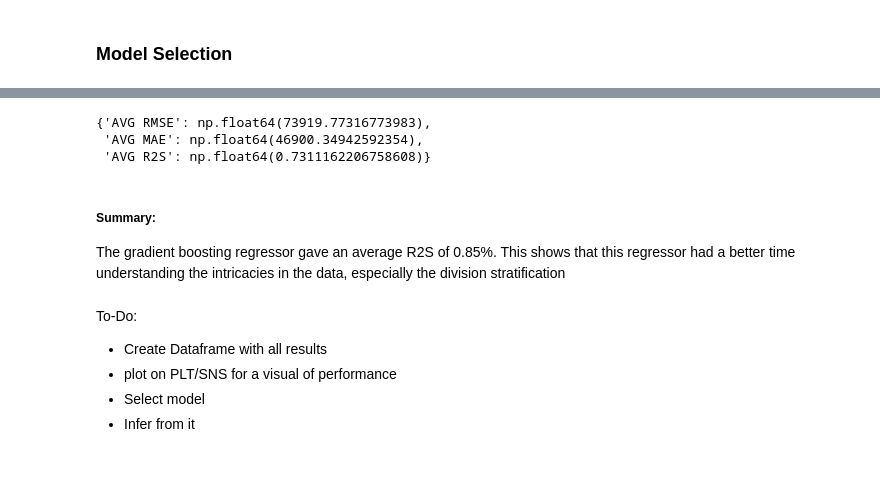
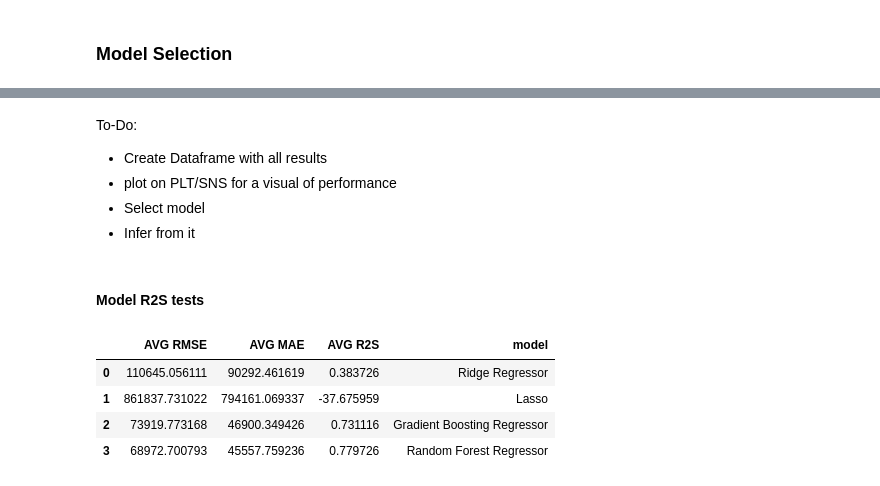
Before and after one commit to N-anle/Marketing-Mix-Modelling, a Jupyter notebook: notebooks/notebook.ipynb, the cells around one changed output, grey strips where cells are left out. Cells and saved outputs as stored; diff of their text form; code cells hidden in the pictures.

```diff
--- a/notebooks/notebook.ipynb
+++ b/notebooks/notebook.ipynb
@@ -705,16 +690,8 @@ The ridge regressor gave an average R2S value of 0.15 ~ 15%.
-# %%
-model_evaluation(x,y,GradientBoostingRegressor(random_state=42))
-# %% [output]
-{'AVG RMSE': np.float64(73919.77316773983),
- 'AVG MAE': np.float64(46900.34942592354),
- 'AVG R2S': np.float64(0.7311162206758608)}
-# %% [markdown]
-##### Summary:
-
-The gradient boosting regressor gave an average R2S of 0.85%. This shows that this regressor had a better time understanding the intricacies in the data, especially the division stratification
 # %% [markdown]
 To-Do:
 * Create Dataframe with all results
 * plot on PLT/SNS for a visual of performance
 * Select model
 * Infer from it
+# %% [markdown]
+#### Model R2S tests
@@ -720,0 +708,8 @@ To-Do:
+# %%
+comparison_df
+# %% [output]
+|  | AVG RMSE | AVG MAE | AVG R2S | model |
+| 0 | 110645.056111 | 90292.461619 | 0.383726 | Ridge Regressor |
+| 1 | 861837.731022 | 794161.069337 | -37.675959 | Lasso |
+| 2 | 73919.773168 | 46900.349426 | 0.731116 | Gradient Boosting Regressor |
+| 3 | 68972.700793 | 45557.759236 | 0.779726 | Random Forest Regressor |
```
Also changed, not shown: parts of 11 cells of this notebook.
